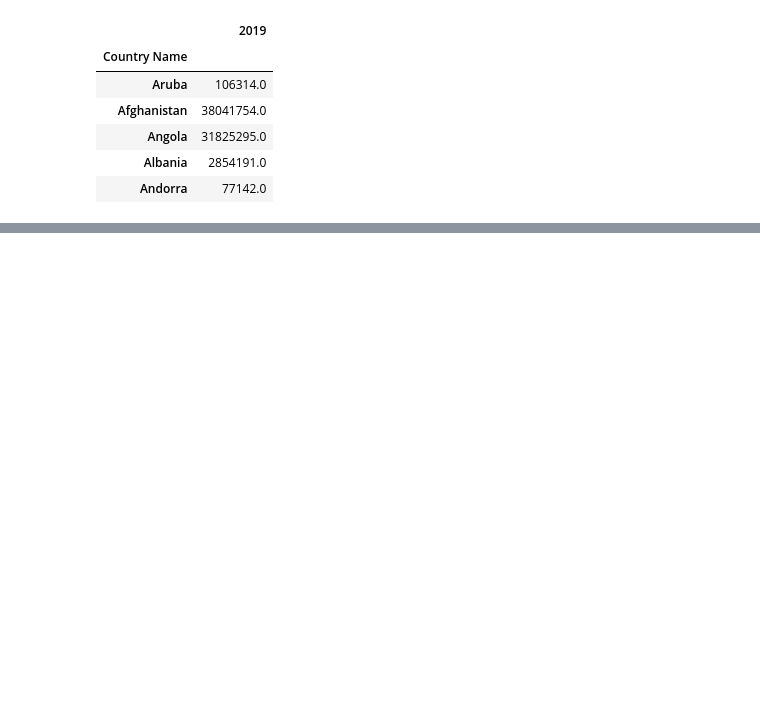
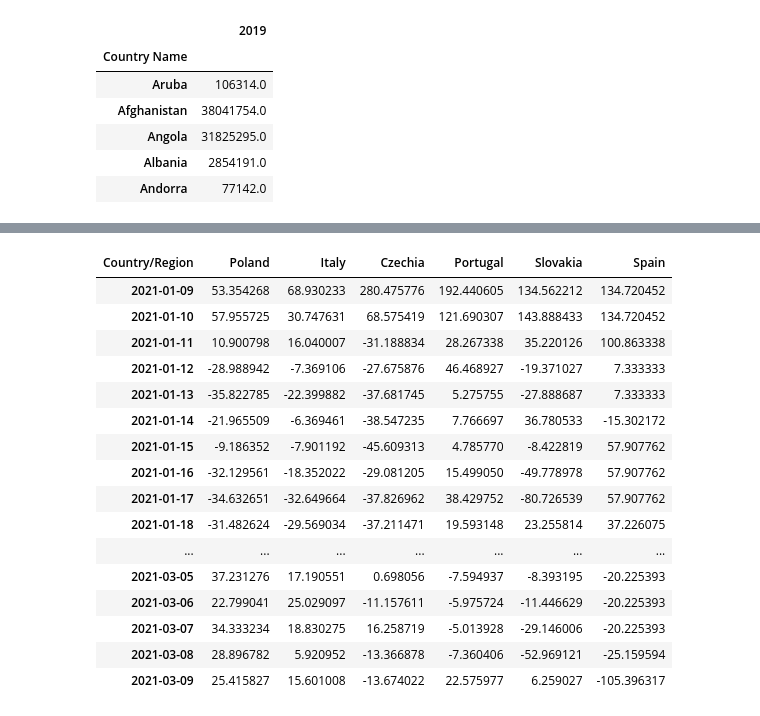
Before and after one commit to FilipPawlak/Covid_data_analysis, a Jupyter notebook: Covid_more_analysis.ipynb, the cells around one changed output, grey strips where cells are left out. Saved outputs shown, nothing was run; the diff lists cells and outputs as text; code cells hidden in the pictures; blank space fills up the shorter version.

```diff
--- a/Covid_more_analysis.ipynb
+++ b/Covid_more_analysis.ipynb
@@ -137,6 +156,28 @@ def smoothed_data(dataset, window_size=11, polynomial_order=3):
     for country in dataset.columns:
         df_new[country] = savgol_filter(dataset[country], window_size, polynomial_order)
     return df_new
+# %%
+countries = ['Poland', 'Italy', 'Czechia', 'Portugal', 'Slovakia']
+data = weekly_difference(difference(prepare_data(confirmed)))[countries].tail(60)
+data
+# %% [output]
+| Country/Region | Poland | Italy | Czechia | Portugal | Slovakia | Spain |
+| 2021-01-09 | 53.354268 | 68.930233 | 280.475776 | 192.440605 | 134.562212 | 134.720452 |
+| 2021-01-10 | 57.955725 | 30.747631 | 68.575419 | 121.690307 | 143.888433 | 134.720452 |
+| 2021-01-11 | 10.900798 | 16.040007 | -31.188834 | 28.267338 | 35.220126 | 100.863338 |
+| 2021-01-12 | -28.988942 | -7.369106 | -27.675876 | 46.468927 | -19.371027 | 7.333333 |
+| 2021-01-13 | -35.822785 | -22.399882 | -37.681745 | 5.275755 | -27.888687 | 7.333333 |
+| 2021-01-14 | -21.965509 | -6.369461 | -38.547235 | 7.766697 | 36.780533 | -15.302172 |
+| 2021-01-15 | -9.186352 | -7.901192 | -45.609313 | 4.785770 | -8.422819 | 57.907762 |
+| 2021-01-16 | -32.129561 | -18.352022 | -29.081205 | 15.499050 | -49.778978 | 57.907762 |
+| 2021-01-17 | -34.632651 | -32.649664 | -37.826962 | 38.429752 | -80.726539 | 57.907762 |
+| 2021-01-18 | -31.482624 | -29.569034 | -37.211471 | 19.593148 | 23.255814 | 37.226075 |
+| ... | ... | ... | ... | ... | ... | ... |
+| 2021-03-05 | 37.231276 | 17.190551 | 0.698056 | -7.594937 | -8.393195 | -20.225393 |
+| 2021-03-06 | 22.799041 | 25.029097 | -11.157611 | -5.975724 | -11.446629 | -20.225393 |
+| 2021-03-07 | 34.333234 | 18.830275 | 16.258719 | -5.013928 | -29.146006 | -20.225393 |
+| 2021-03-08 | 28.896782 | 5.920952 | -13.366878 | -7.360406 | -52.969121 | -25.159594 |
+| 2021-03-09 | 25.415827 | 15.601008 | -13.674022 | 22.575977 | 6.259027 | -105.396317 |
 # %%
 countries = ['Poland', 'Italy', 'Czechia', 'Portugal', 'Slovakia']
 data = weekly_difference(difference(prepare_data(confirmed)))[countries].tail(60)
```
Also changed, not shown: parts of 17 cells of this notebook.
